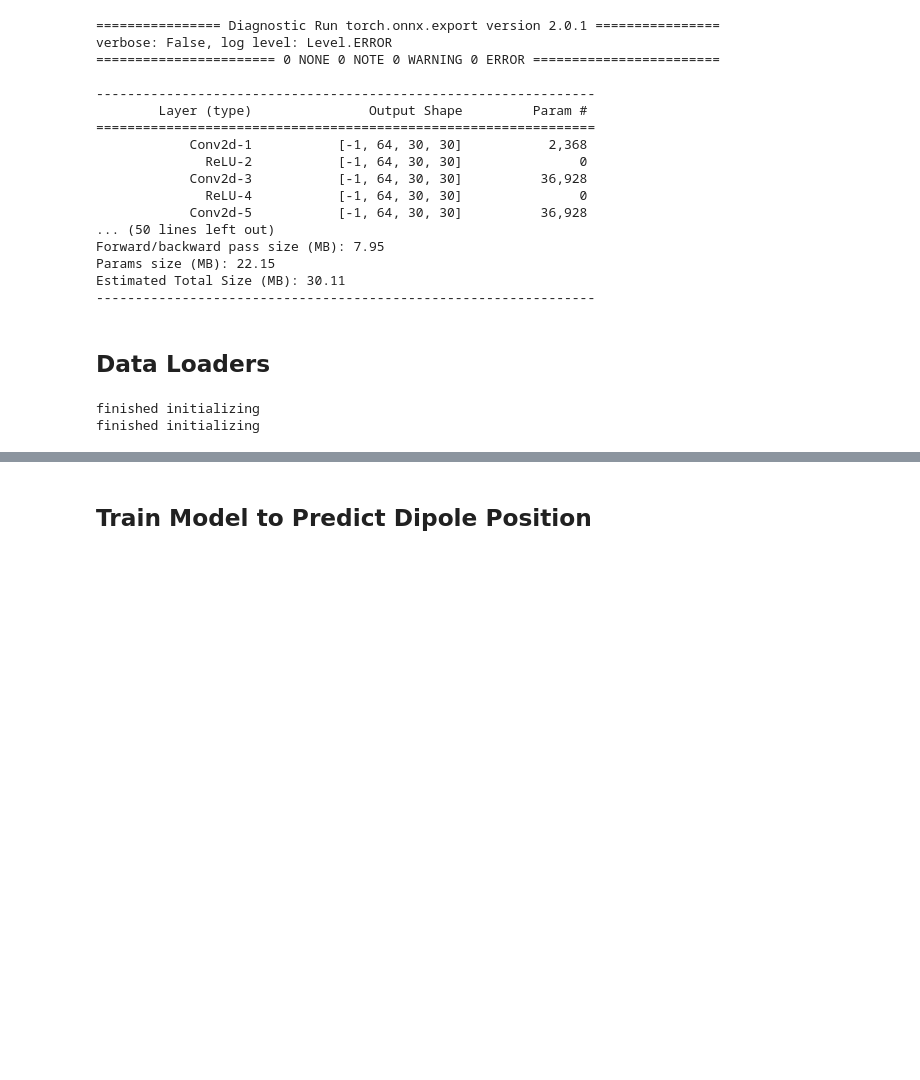
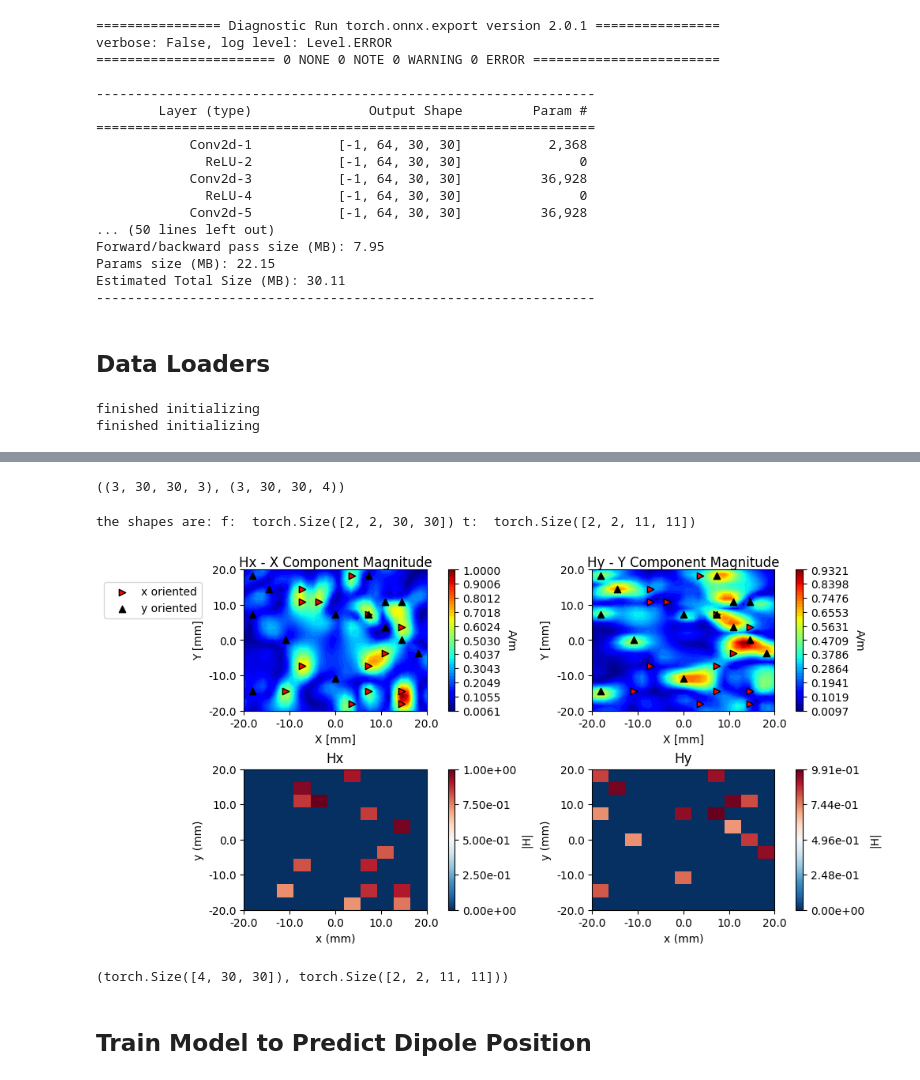
Before and after one commit to jamestom-cpu/DeepLearning_models, a Jupyter notebook: playgrounds/train_for_magnitude_prediction.ipynb, the cells around one changed output, grey strips where cells are left out. Saved outputs shown, nothing was run; the diff lists cells and outputs as text; code cells hidden in the pictures; blank space fills up the shorter version.

Commit message:
plotting function and dataloading is fixed in the ipynb file

```diff
--- a/playgrounds/train_for_magnitude_prediction.ipynb
+++ b/playgrounds/train_for_magnitude_prediction.ipynb
@@ -354,7 +366,5 @@ finished initializing
 # %%
 f, t = train_dataset[6]
 
-f = f[:,(0,-1),:,:]
-
-f[0].max(), f[1].max()
+f.shape, t.shape
 # %% [output]
@@ -361,0 +372,7 @@ f[0].max(), f[1].max()
+# %%
+# load the data properties
+json_file = os.path.join(data_dir, "data_properties.json")
+with open(json_file, "r") as f:
+    properties = json.load(f)
+
+pprint(properties)
@@ -362 +393,27 @@ f[0].max(), f[1].max()
+# %%
+
+from my_packages.classes.aux_classes import Grid
+
+xaxis = np.linspace(*properties["xbounds"], properties["field_res"][0])
+yaxis = np.linspace(*properties["ybounds"], properties["field_res"][1])
+z = np.array(properties["probe_height"])
+
+grid = Grid(np.meshgrid(xaxis, yaxis, z, indexing="ij"))
+
+grid.shape, rmg_dp.r.shape
+# %% [output]
+((3, 30, 30, 3), (3, 30, 30, 4))
+# %%
+plotter = Plotter.initialize_from_res(
+    grid, properties["resolution"], properties["dipole_height"], 1e9
+)
+# %%
+f, t = train_dataset[5]
+
+print("the shapes are: f: ", f.shape, "t: ", t.shape)
+
+plotter.plot_fields_and_magnitude(f, t, index=0)
+# %% [output]
+the shapes are: f:  torch.Size([2, 2, 30, 30]) t:  torch.Size([2, 2, 11, 11])
+[figure, added]
 # %%
@@ -363,5 +426,10 @@ f[0].max(), f[1].max()
 train_dl = DataLoader(train_dataset, batch_size=64, shuffle=True, num_workers=4, pin_memory=True)
 val_dl = DataLoader(val_dataset, batch_size=64, shuffle=True, num_workers=4, pin_memory=True)
+# %%
+f, t = train_dataset[5]
+f.shape, t.shape
+# %% [output]
+(torch.Size([4, 30, 30]), torch.Size([2, 2, 11, 11]))
 # %% [markdown]
 ## Train Model to Predict Dipole Position
 # %%
```
Also changed, not shown: parts of 12 cells of this notebook, 3 other files.
